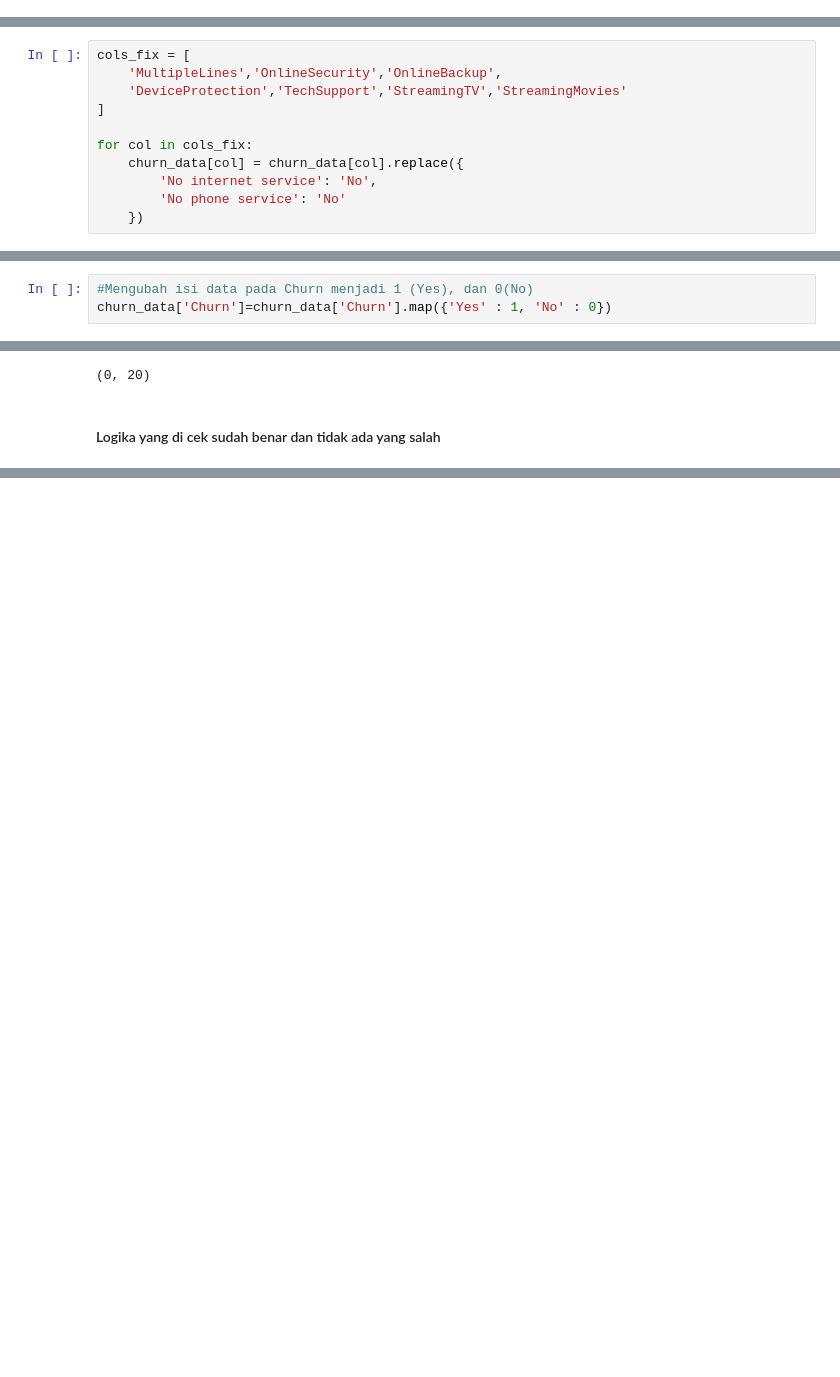
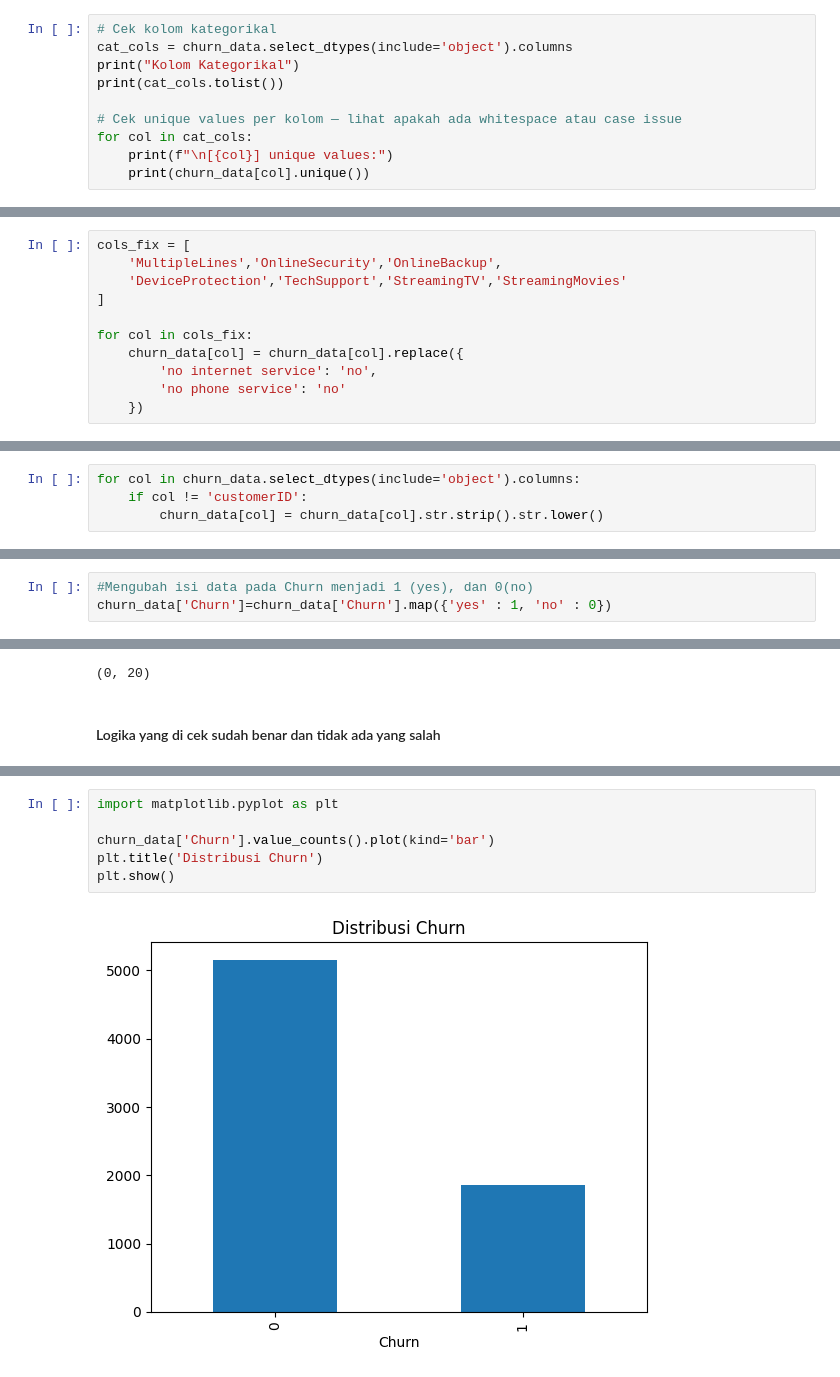
Before and after one commit to kumisganteng/Data-Analytics-Projects, a Jupyter notebook: Improving_Customer_Retention_Analysis.ipynb, the cells around one changed output, grey strips where cells are left out. Saved outputs shown, nothing was run; the diff lists cells and outputs as text; blank space fills up the shorter version.

Commit message:
feat: improve data cleaning pipeline - add missing value pattern analysis, inconsistent data entry fix, TotalCharges dtype conversion

```diff
--- a/Improving_Customer_Retention_Analysis.ipynb
+++ b/Improving_Customer_Retention_Analysis.ipynb
@@ -202,0 +265,10 @@ np.int64(0)
+# %%
+# Cek kolom kategorikal
+cat_cols = churn_data.select_dtypes(include='object').columns
+print("Kolom Kategorikal")
+print(cat_cols.tolist())
+
+# Cek unique values per kolom — lihat apakah ada whitespace atau case issue
+for col in cat_cols:
+    print(f"\n[{col}] unique values:")
+    print(churn_data[col].unique())
@@ -234,7 +327,7 @@ cols_fix = [
 
 for col in cols_fix:
     churn_data[col] = churn_data[col].replace({
-        'No internet service': 'No',
-        'No phone service': 'No'
+        'no internet service': 'no',
+        'no phone service': 'no'
     })
 # %%
@@ -262 +357,5 @@ Churn ['No' 'Yes']
+# %%
+for col in churn_data.select_dtypes(include='object').columns:
+    if col != 'customerID':
+        churn_data[col] = churn_data[col].str.strip().str.lower()
 # %% [markdown]
@@ -264,8 +363,8 @@ Churn ['No' 'Yes']
 
 ####Mengubah agar Churn tidak bertipe data object lagi tapi agar menjadi tipe data yang bisa dioperasikan
 # %%
-#Mengubah isi data pada Churn menjadi 1 (Yes), dan 0(No)
-churn_data['Churn']=churn_data['Churn'].map({'Yes' : 1, 'No' : 0})
+#Mengubah isi data pada Churn menjadi 1 (yes), dan 0(no)
+churn_data['Churn']=churn_data['Churn'].map({'yes' : 1, 'no' : 0})
 # %%
 churn_data.info()
 # %% [output]
@@ -383,0 +499,8 @@ internet_conflict.shape
+# %%
+import matplotlib.pyplot as plt
+
+churn_data['Churn'].value_counts().plot(kind='bar')
+plt.title('Distribusi Churn')
+plt.show()
+# %% [output]
+[figure, added]
```
Also changed, not shown: parts of 85 cells of this notebook.
